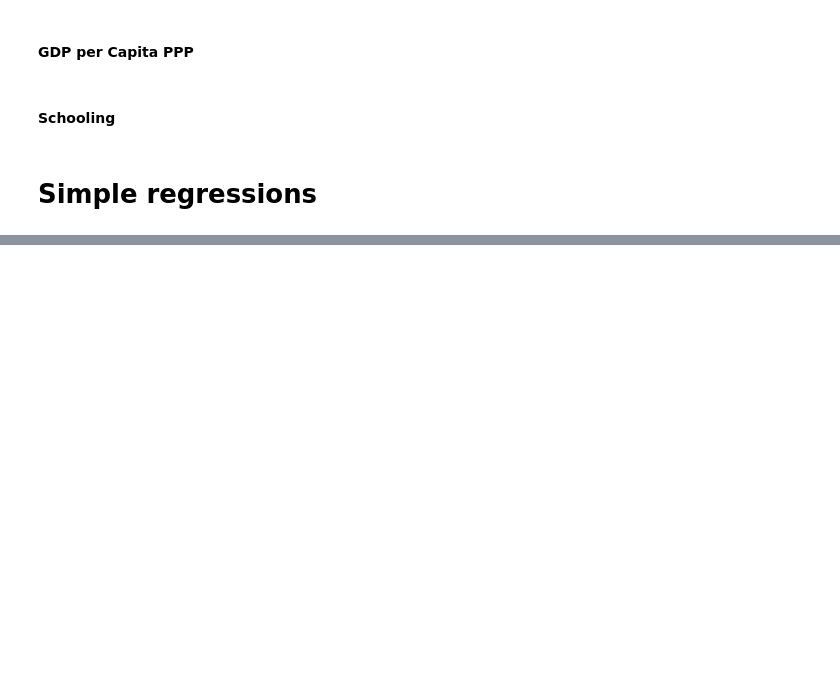
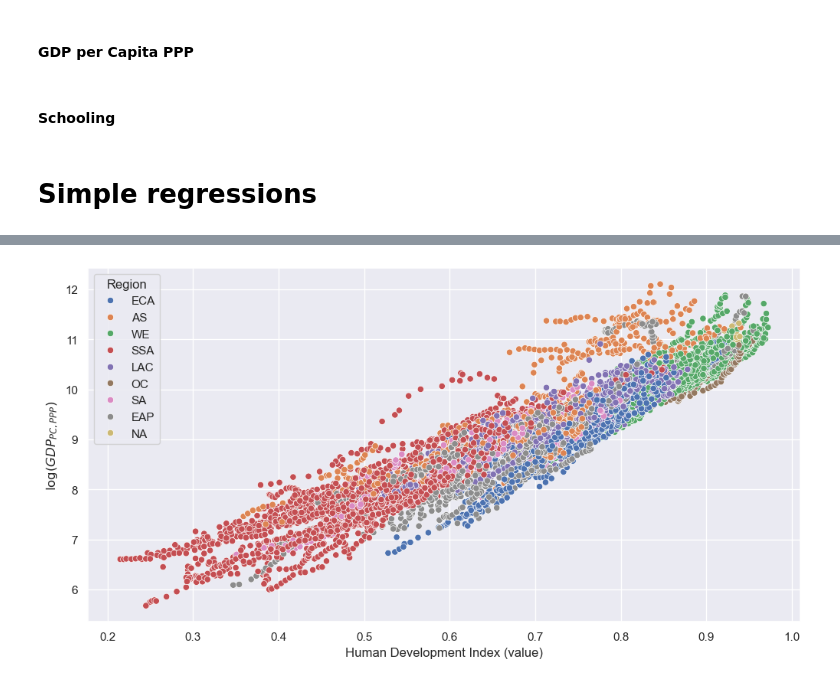
Before and after one commit to gianluca-filesi/Thesis, a Jupyter notebook: v5.ipynb, the cells around one changed output, grey strips where cells are left out. Saved outputs shown, nothing was run; the diff lists cells and outputs as text; code cells hidden in the pictures; blank space fills up the shorter version.

```diff
--- a/v5.ipynb
+++ b/v5.ipynb
@@ -128,6 +124,12 @@ region_labels = {
     'WE': 'Western Europe',
     'OC': 'Oceania'
 }
+# %%
+h = HDR[HDR['region'].isna()].copy()
+h.loc[:,'region'] = h.loc[:,'iso3'].apply(assign_region)
+HDR = pd.concat([HDR[~HDR['region'].isna()], h], ignore_index=True) # Concatenate the two dataframes
+HDR.dropna(subset=['value'], inplace=True) # Drop rows with NaN values in the region column
+HDR = HDR[HDR['region'] != 'AREA']
 # %%
 HDI_indicators = ['hdi', 'le', 'eys', 'mys', 'gnipc']
 GDI_indicators = ['gdi_group', 'gdi', 'hdi_f', 'le_f', 'eys_f', 'mys_f', 'gni_pc_f', 'hdi_m', 'le_m', 'eys_m', 'mys_m', 'gni_pc_m']
@@ -147,7 +149,8 @@ GDI = Pivoting(gdi)
 IHDI = Pivoting(ihdi)
 GII = Pivoting(gii)
 # %%
-HDR_idx = {'hdi': 'Human Development Index (value)', 'gii': 'Gender Inequality Index (value)', 'gdi': 'Gender Development Index (value)', 'ihdi': 'Inequality-adjusted Human Development Index (value)'}
+HDR_idx = {'hdi': 'Human Development Index (value)', 'gii': 'Gender Inequality Index (value)',
+           'gdi': 'Gender Development Index (value)', 'ihdi': 'Inequality-adjusted Human Development Index (value)'}
 # %% [markdown]
 #### GDP per Capita PPP
 # %%
@@ -553,0 +344,8 @@ Included effects: Entity, Time
+# %%
+plt.figure(figsize=(12, 6))
+sns.scatterplot(data=Panel_HDI, x=HDR_idx['hdi'], y='logGDP', hue='region')
+plt.ylabel(r'$\log (GDP_{PC,PPP})$')
+plt.legend(title='Region')
+plt.show()
+# %% [output]
+[figure, added]
```
Also changed, not shown: parts of 35 cells of this notebook, 1 other file.
